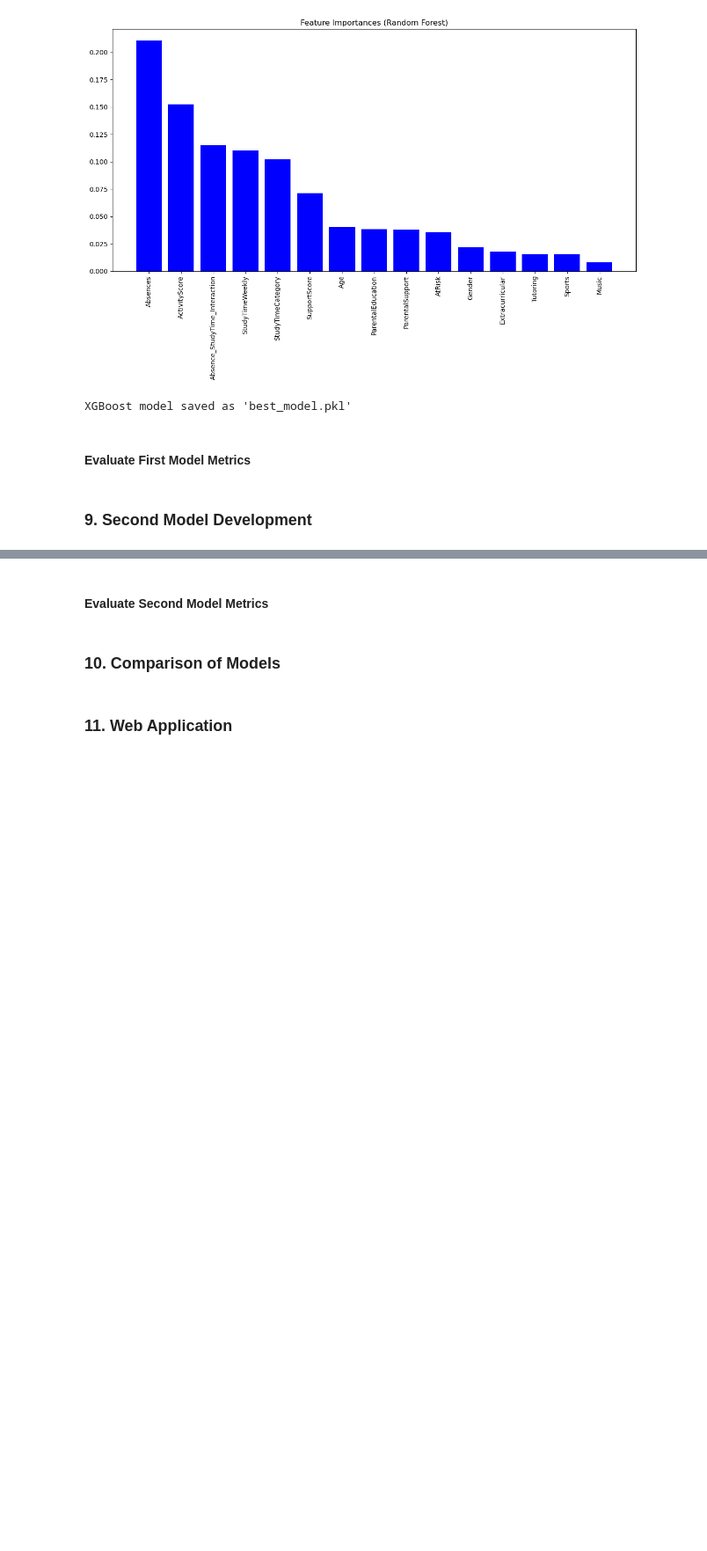
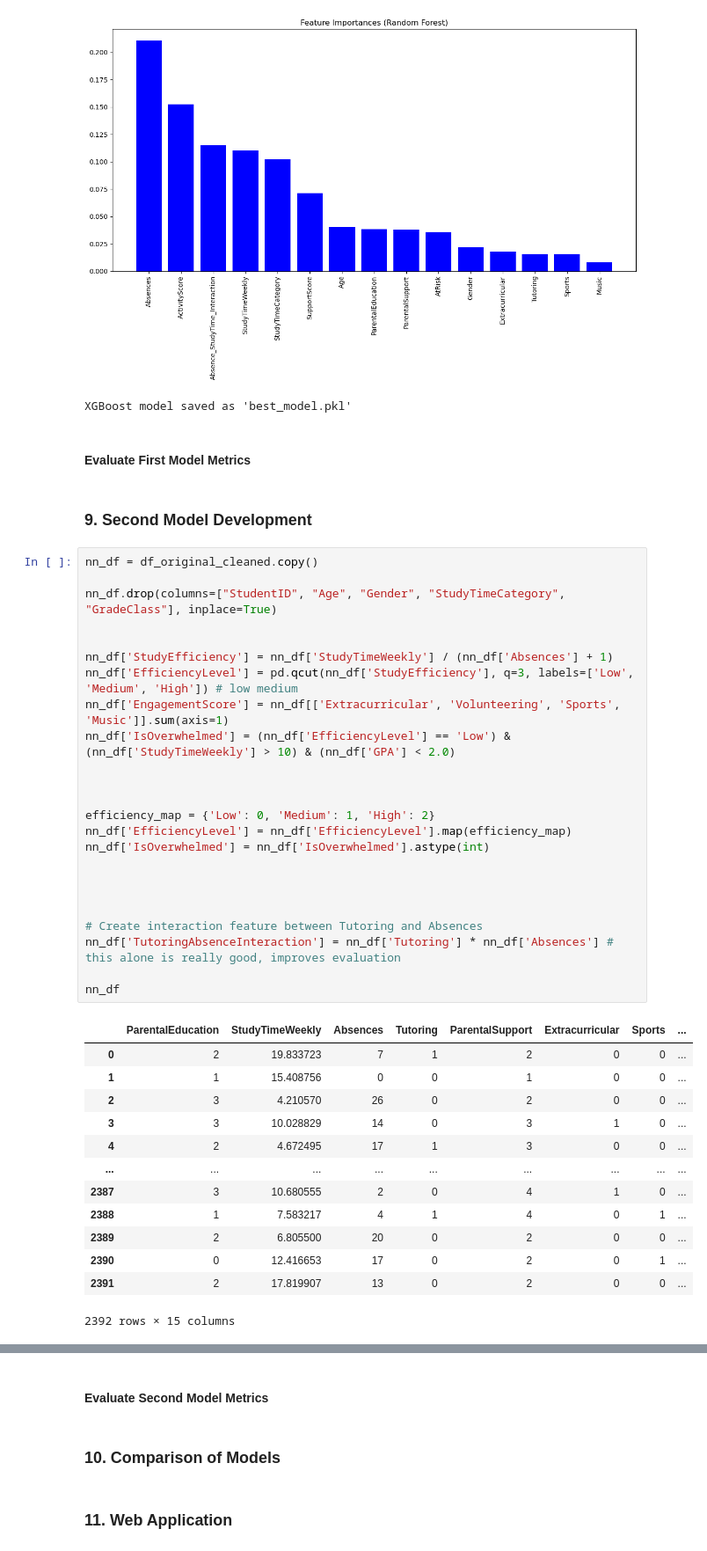
Before and after one commit to KGS577999/Guided-Project, a Jupyter notebook: notebooks/Guided_Project.ipynb, the cells around one changed output, grey strips where cells are left out. Shown at 88% size. Saved outputs shown, nothing was run; the diff lists cells and outputs as text; blank space fills up the shorter version.

```diff
--- a/notebooks/Guided_Project.ipynb
+++ b/notebooks/Guided_Project.ipynb
@@ -634,3 +643,41 @@ XGBoost model saved as 'best_model.pkl'
 #### Evaluate First Model Metrics
 # %% [markdown]
 ### 9. Second Model Development
+# %%
+nn_df = df_original_cleaned.copy()
+
+nn_df.drop(columns=["StudentID", "Age", "Gender", "StudyTimeCategory", "GradeClass"], inplace=True)
+
+
+nn_df['StudyEfficiency'] = nn_df['StudyTimeWeekly'] / (nn_df['Absences'] + 1)
+nn_df['EfficiencyLevel'] = pd.qcut(nn_df['StudyEfficiency'], q=3, labels=['Low', 'Medium', 'High']) # low medium
+nn_df['EngagementScore'] = nn_df[['Extracurricular', 'Volunteering', 'Sports', 'Music']].sum(axis=1)
+nn_df['IsOverwhelmed'] = (nn_df['EfficiencyLevel'] == 'Low') & (nn_df['StudyTimeWeekly'] > 10) & (nn_df['GPA'] < 2.0)
+
+
+
+efficiency_map = {'Low': 0, 'Medium': 1, 'High': 2}
+nn_df['EfficiencyLevel'] = nn_df['EfficiencyLevel'].map(efficiency_map)
+nn_df['IsOverwhelmed'] = nn_df['IsOverwhelmed'].astype(int)
+
+
+
+
+# Create interaction feature between Tutoring and Absences
+nn_df['TutoringAbsenceInteraction'] = nn_df['Tutoring'] * nn_df['Absences'] # this alone is really good, improves evaluation
+
+nn_df
+# %% [output]
+|  | ParentalEducation | StudyTimeWeekly | Absences | Tutoring | ParentalSupport | Extracurricular | Sports | ... |
+| 0 | 2 | 19.833723 | 7 | 1 | 2 | 0 | 0 | ... |
+| 1 | 1 | 15.408756 | 0 | 0 | 1 | 0 | 0 | ... |
+| 2 | 3 | 4.210570 | 26 | 0 | 2 | 0 | 0 | ... |
+| 3 | 3 | 10.028829 | 14 | 0 | 3 | 1 | 0 | ... |
+| 4 | 2 | 4.672495 | 17 | 1 | 3 | 0 | 0 | ... |
+| ... | ... | ... | ... | ... | ... | ... | ... | ... |
+| 2387 | 3 | 10.680555 | 2 | 0 | 4 | 1 | 0 | ... |
+| 2388 | 1 | 7.583217 | 4 | 1 | 4 | 0 | 1 | ... |
+| 2389 | 2 | 6.805500 | 20 | 0 | 2 | 0 | 0 | ... |
+| 2390 | 0 | 12.416653 | 17 | 0 | 2 | 0 | 1 | ... |
+| 2391 | 2 | 17.819907 | 13 | 0 | 2 | 0 | 0 | ... |
+2392 rows × 15 columns
```
Also changed, not shown: parts of 13 cells of this notebook, 2 other files.
